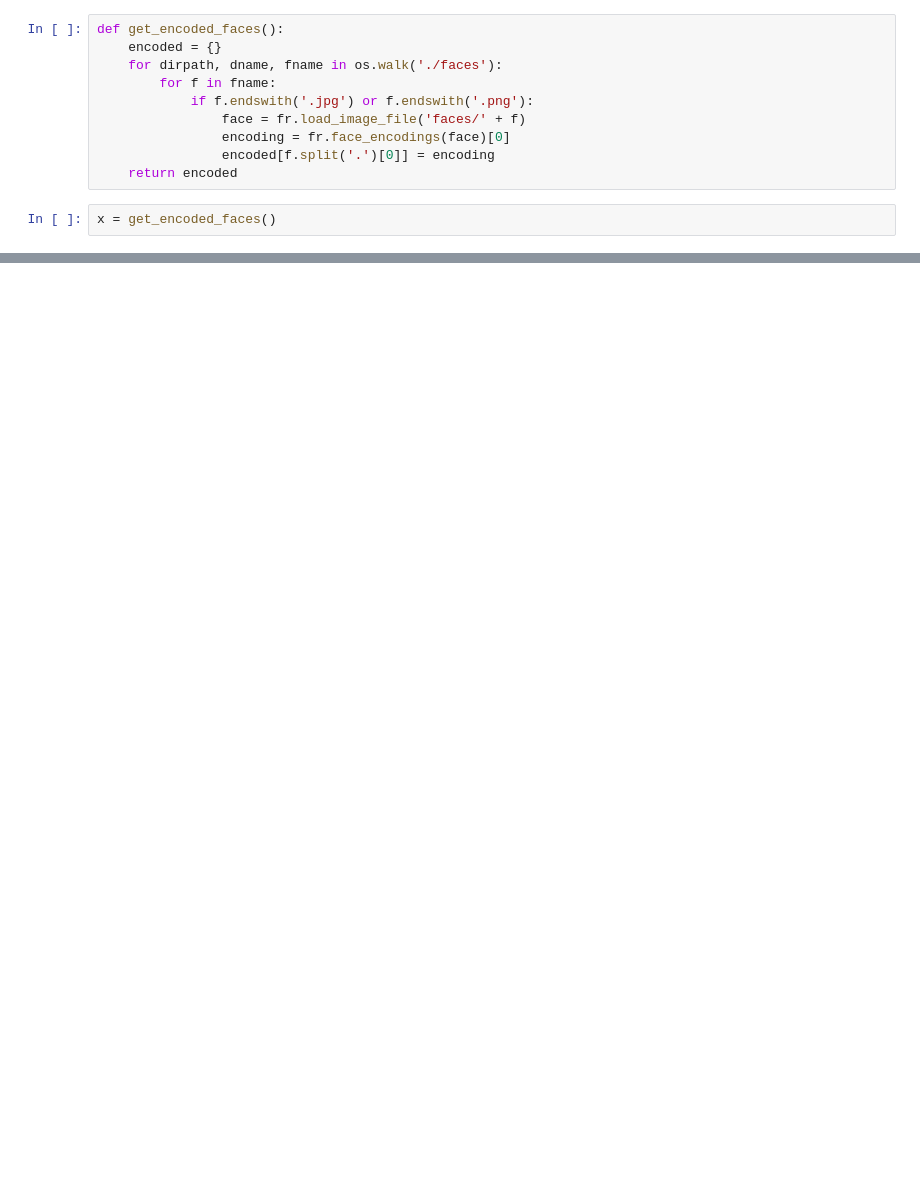
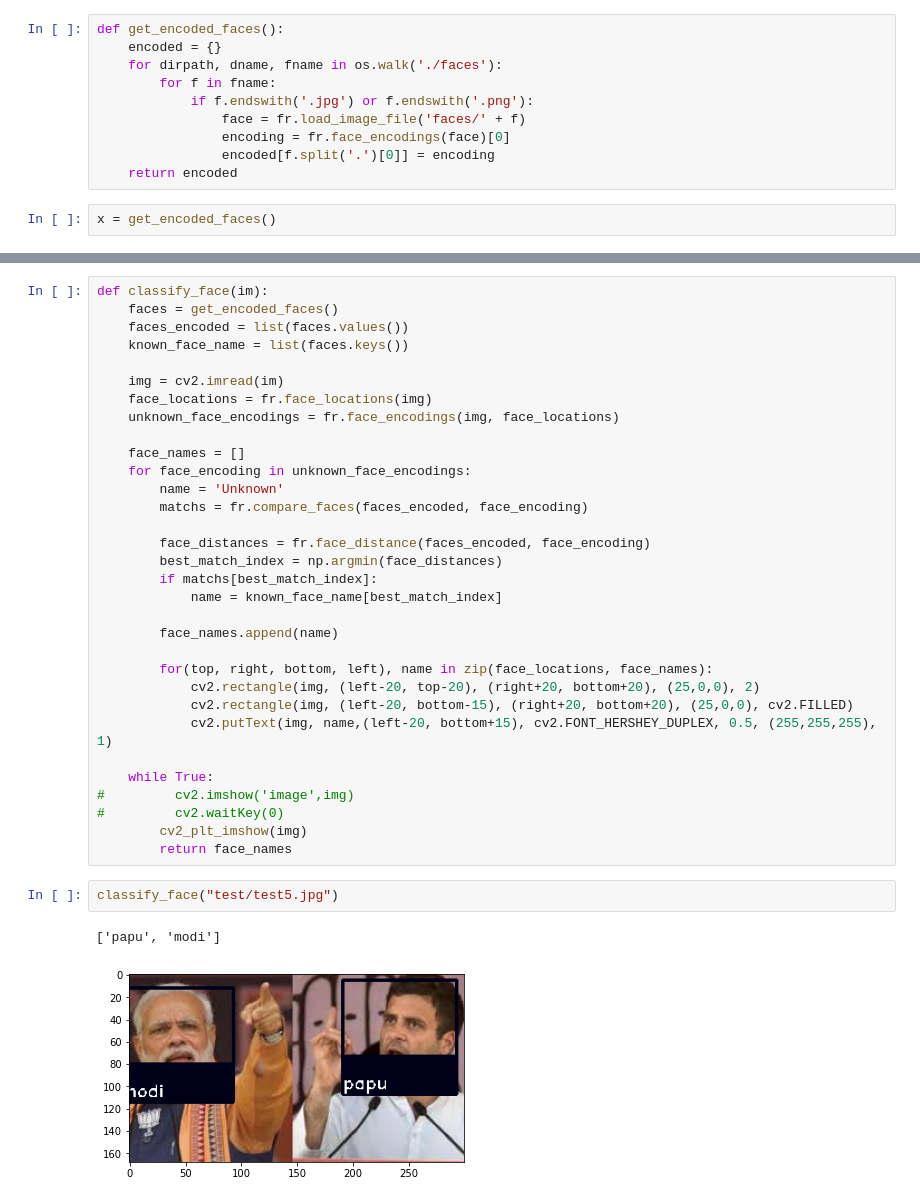
Before and after one commit to aakashpadhiyar/Multiple-Face-Recognition-AI-using-Python, a Jupyter notebook: 03. Automated_Multiple_Face_Detection.ipynb, the cells around one changed output, grey strips where cells are left out. Cells and saved outputs as stored; diff of their text form; blank space fills up the shorter version.

Commit message:
03. Automated_Multiple_Face_Detection

```diff
--- a/03. Automated_Multiple_Face_Detection.ipynb
+++ b/03. Automated_Multiple_Face_Detection.ipynb
@@ -44,3 +54,40 @@ x
          9.62374080e-03,  1.97274953e-01,  6.53036013e-02,  4.43714410e-02,
         -9.28247869e-02, -1.03556067e-02, -1.14348665e-01, -3.53711098e-02,
         -6.67960290e-03,  1.02830954e-01,  4.90342267e-02,  2.92628929e-02])}
+# %%
+def classify_face(im):
+    faces = get_encoded_faces()
+    faces_encoded = list(faces.values())
+    known_face_name = list(faces.keys())
+
+    img = cv2.imread(im)
+    face_locations = fr.face_locations(img)
+    unknown_face_encodings = fr.face_encodings(img, face_locations)
+
+    face_names = []
+    for face_encoding in unknown_face_encodings:
+        name = 'Unknown'
+        matchs = fr.compare_faces(faces_encoded, face_encoding)
+
+        face_distances = fr.face_distance(faces_encoded, face_encoding)
+        best_match_index = np.argmin(face_distances)
+        if matchs[best_match_index]:
+            name = known_face_name[best_match_index]
+
+        face_names.append(name)
+
+        for(top, right, bottom, left), name in zip(face_locations, face_names):
+            cv2.rectangle(img, (left-20, top-20), (right+20, bottom+20), (25,0,0), 2)
+            cv2.rectangle(img, (left-20, bottom-15), (right+20, bottom+20), (25,0,0), cv2.FILLED)
+            cv2.putText(img, name,(left-20, bottom+15), cv2.FONT_HERSHEY_DUPLEX, 0.5, (255,255,255), 1)
+
+    while True:
+#         cv2.imshow('image',img)
+#         cv2.waitKey(0)
+        cv2_plt_imshow(img)
+        return face_names
+# %%
+classify_face("test/test5.jpg")
+# %% [output]
+['papu', 'modi']
+[figure, added]
```
Also changed, not shown: parts of 3 cells of this notebook, 4 other files.
